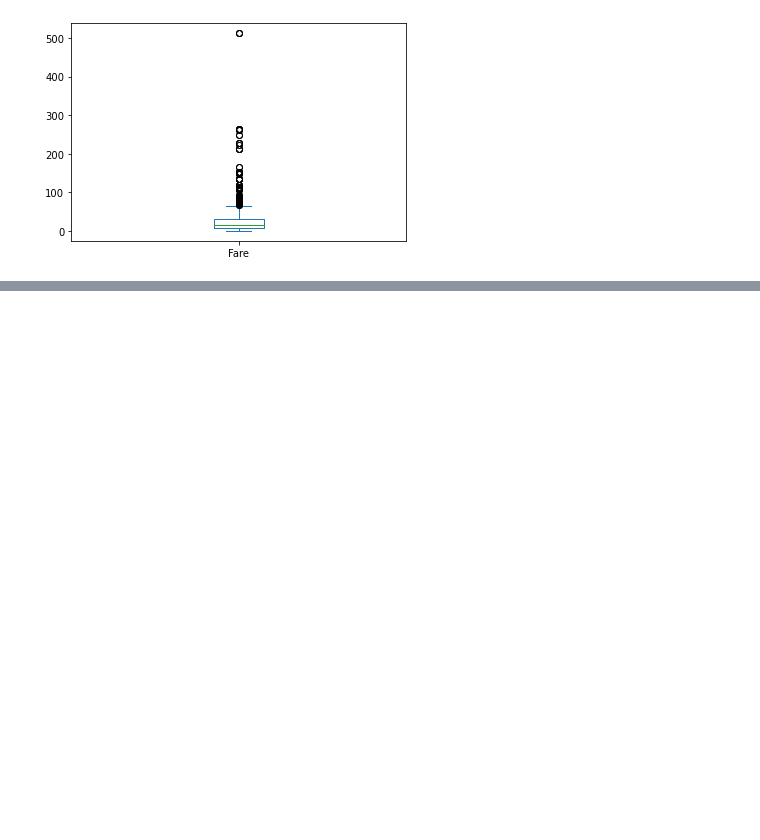
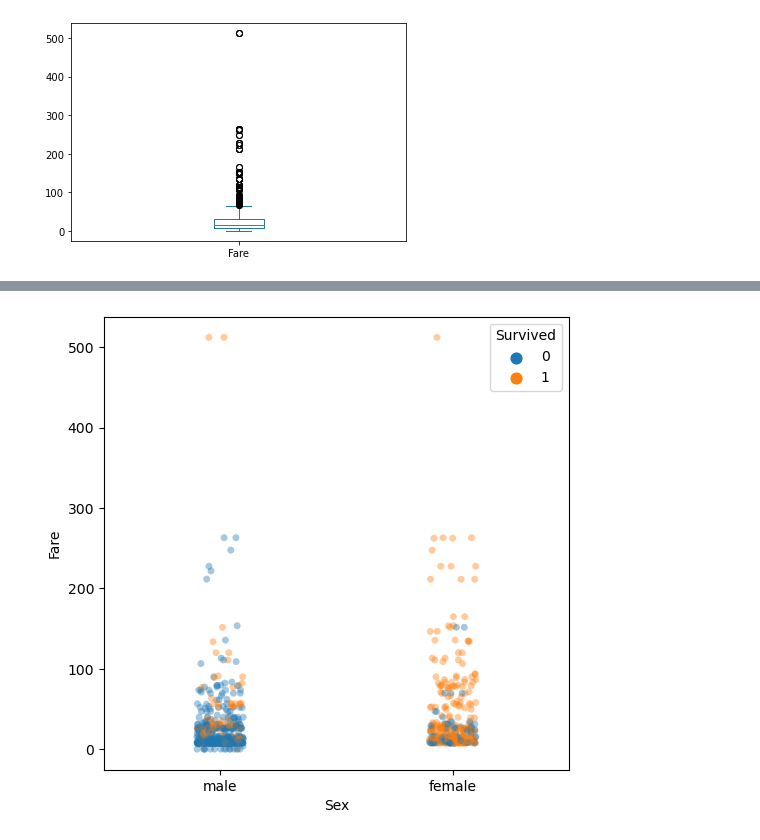
Before and after one commit to bladnman/titanic, a Jupyter notebook: 1_titanic-look-about.ipynb, the cells around one changed output, grey strips where cells are left out. Cells and saved outputs as stored; diff of their text form; code cells hidden in the pictures; blank space fills up the shorter version.

```diff
--- a/1_titanic-look-about.ipynb
+++ b/1_titanic-look-about.ipynb
@@ -374,0 +268,5 @@ array([ 17.4697381 ,  82.06394103, 141.48010909, 219.71018889,
+# %%
+plt.figure(figsize=(6,6),dpi=100)
+ax = sns.stripplot(data=df, x="Sex", y="Fare", hue="Survived", alpha=0.4);
+# %% [output]
+[figure, added]
```
Also changed, not shown: parts of 20 cells of this notebook.
